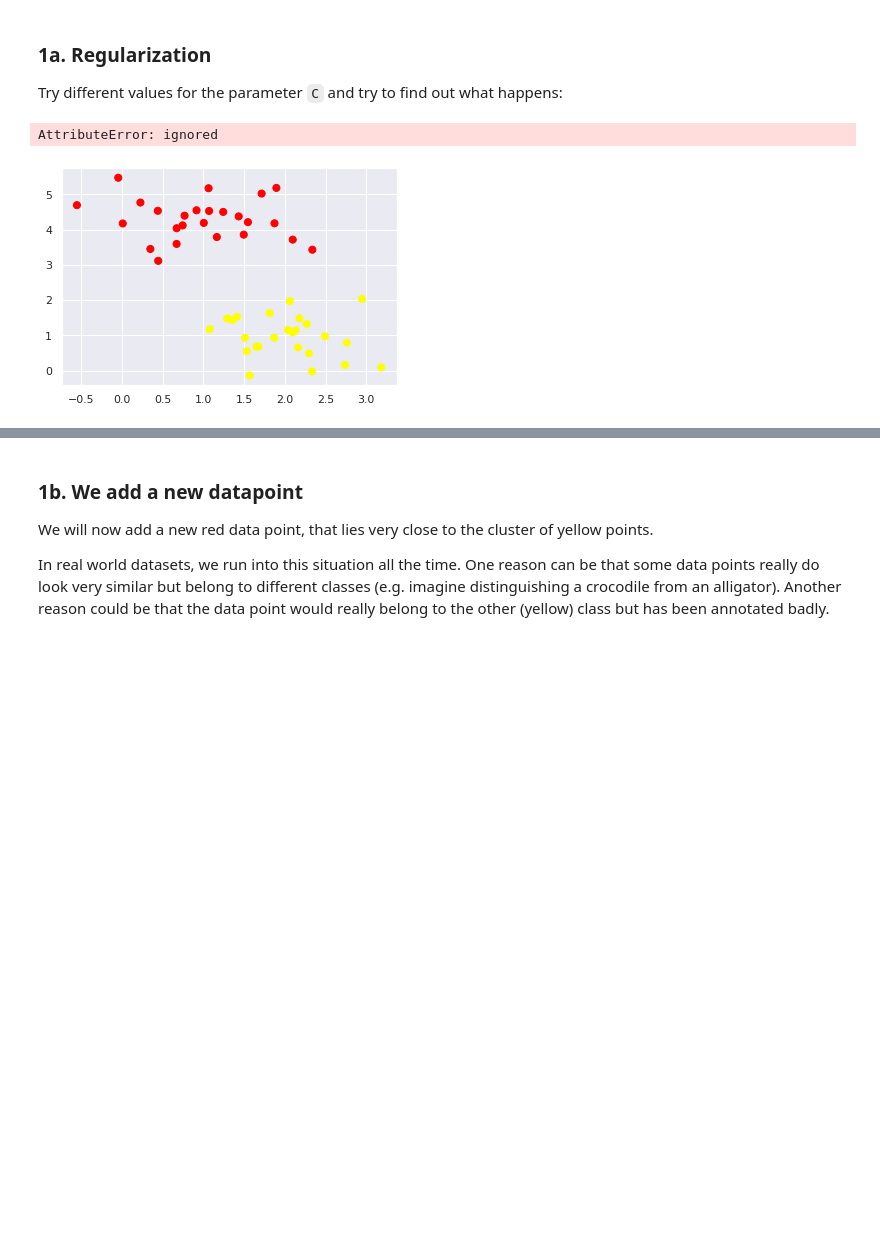
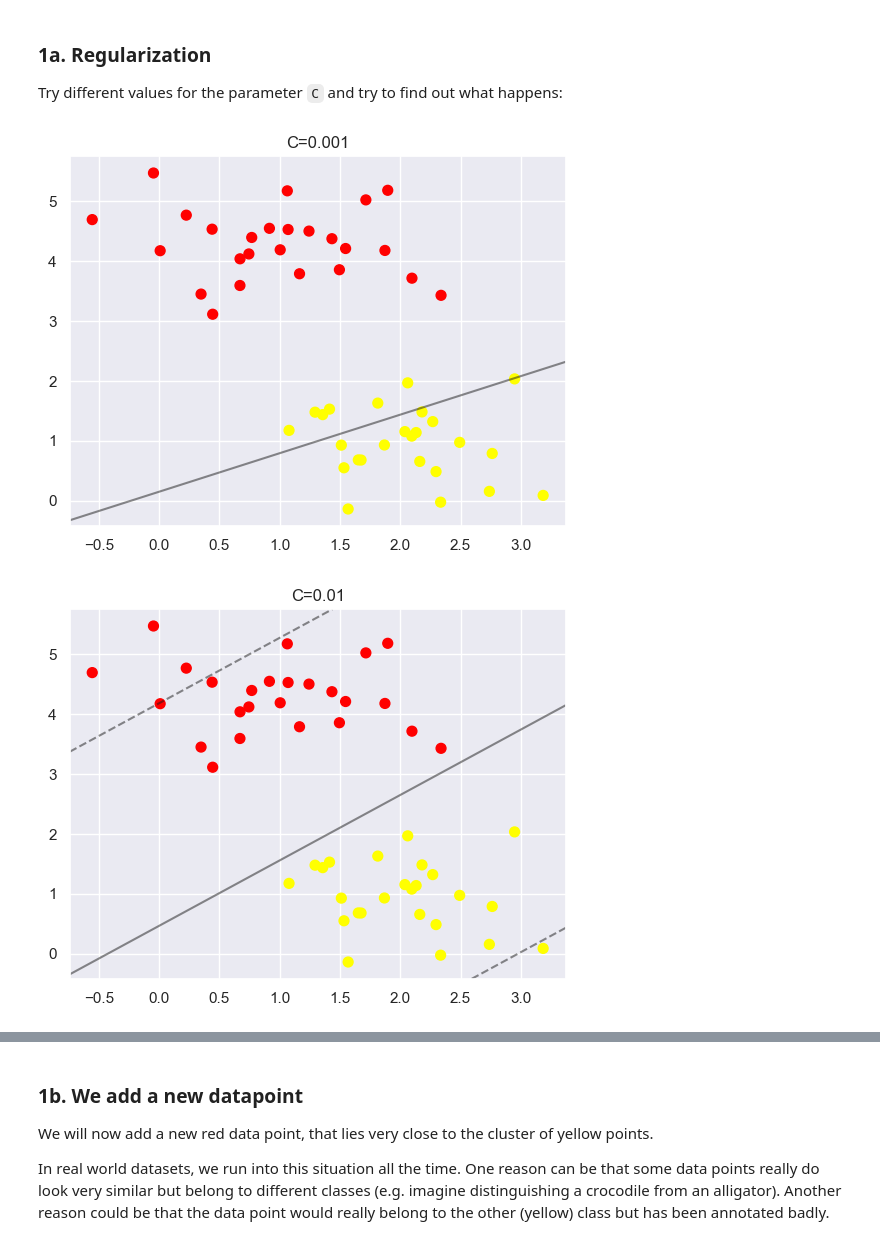
Before and after one commit to tumxo/mldm_hs22, a Jupyter notebook: labs/L06_SVM_TF_IDF_LAB_ASSIGNMENT.ipynb, the cells around one changed output, grey strips where cells are left out. Saved outputs shown, nothing was run; the diff lists cells and outputs as text; code cells hidden in the pictures; blank space fills up the shorter version.

```diff
--- a/labs/L06_SVM_TF_IDF_LAB_ASSIGNMENT.ipynb
+++ b/labs/L06_SVM_TF_IDF_LAB_ASSIGNMENT.ipynb
@@ -84,13 +84,13 @@ Try different values for the parameter `C` and try to find out what happens:
 # %%
 for c in [0.001, 0.01, 0.1, 1, 10, 100, 1000]:
     # create an instance of LinearSVC and set its parameter C
     # call its .fit method to train it on X and y
 
-    model = ...
+    model =  LinearSVC(C=c).fit(X, y)
 
     plot_svc_decision_function(model, X, y)
     plt.title(f"C={c}")
     plt.show()
 # %% [output]
-AttributeError: ignored
-[figure, old version]
+[figure, new version]
+[figure, added]
```
Also changed, not shown: parts of 21 cells of this notebook.
